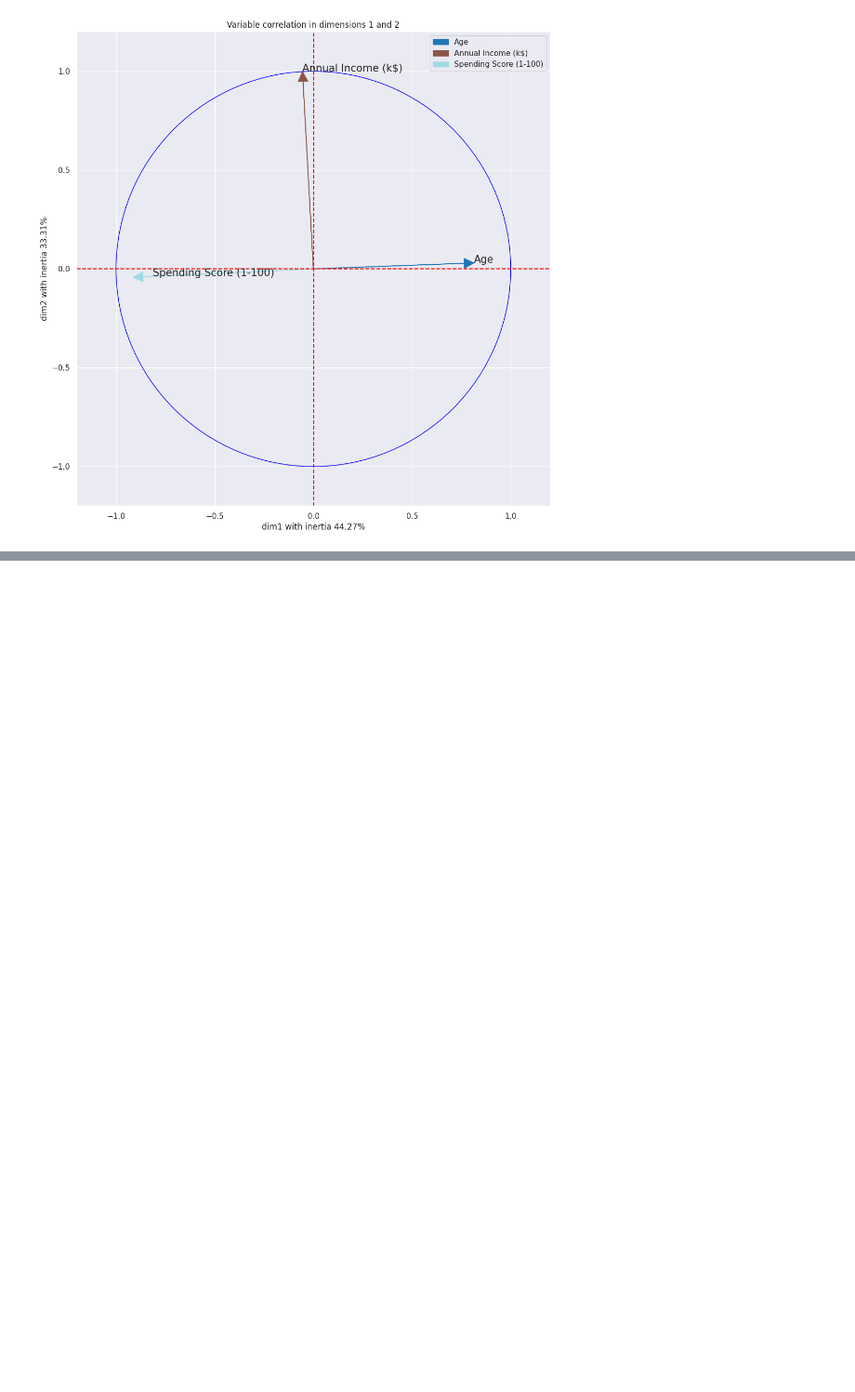
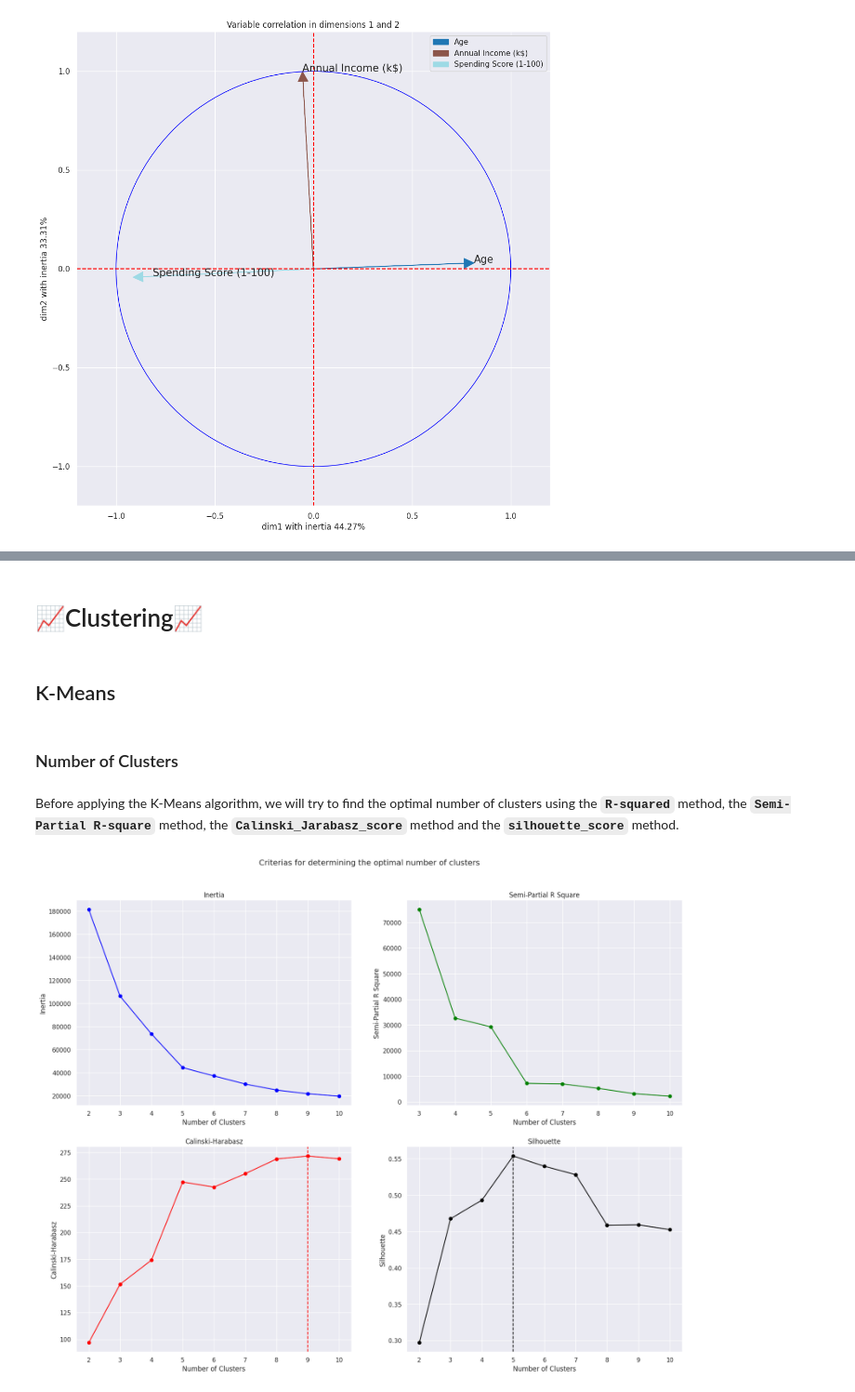
Before and after one commit to Ayoub-Choukri/Projects, a Jupyter notebook: Projects/Project 6 ; Mall Customer Segmentation/Mall_Customer_Segmentation_Clustering.ipynb, the cells around one changed output, grey strips where cells are left out. Shown at 93% size. Cells and saved outputs as stored; diff of their text form; code cells hidden in the pictures; blank space fills up the shorter version.

```diff
--- a/Projects/Project 6 ; Mall Customer Segmentation/Mall_Customer_Segmentation_Clustering.ipynb
+++ b/Projects/Project 6 ; Mall Customer Segmentation/Mall_Customer_Segmentation_Clustering.ipynb
@@ -338,0 +352,10 @@ plot_pca_varcor(pca,markers=True,size=(12,12),dim1=2,dim2=3)
+# %% [markdown]
+# 📈Clustering📈
+# %% [markdown]
+## K-Means
+# %% [markdown]
+### Number of Clusters
+# %%
+Kmeans_columns = ['Annual Income (k$)','Spending Score (1-100)']
+# %% [markdown]
+Before applying the K-Means algorithm, we will try to find the optimal number of clusters using the **`R-squared`** method, the **`Semi-Partial R-square`** method, the **`Calinski_Jarabasz_score`** method and the **`silhouette_score`** method.
@@ -338,0 +397,41 @@ plot_pca_varcor(pca,markers=True,size=(12,12),dim1=2,dim2=3)
+# %%
+def plot_nb_cluster(dict_result, size=(20, 15)):
+    fig, ax = plt.subplots(2, 2, figsize=size)
+
+    # Inertia
+    ax[0, 0].plot(dict_result['Inertia'], marker='o', color='blue')
+    ax[0, 0].set_title('Inertia')
+    ax[0, 0].set_xlabel('Number of Clusters')
+    ax[0, 0].set_ylabel('Inertia')
+
+    # Semi-Partial R Square
+    ax[0, 1].plot(dict_result['Semi-Partial R Square'], marker='o', color='green')
+    ax[0, 1].set_title('Semi-Partial R Square')
+    ax[0, 1].set_xlabel('Number of Clusters')
+    ax[0, 1].set_ylabel('Semi-Partial R Square')
+
+    # Calinski-Harabasz with vertical dashed line
+    calinski_values = dict_result['Calinski-Harabasz']
+    max_calinski_index = calinski_values.idxmax()
+    ax[1, 0].plot(calinski_values, marker='o', color='red')
+    ax[1, 0].axvline(x=max_calinski_index, linestyle='--', color='red', label='Max Calinski')
+    ax[1, 0].set_title('Calinski-Harabasz')
+    ax[1, 0].set_xlabel('Number of Clusters')
+    ax[1, 0].set_ylabel('Calinski-Harabasz')
+
+    # Silhouette with vertical dashed line
+    silhouette_values = dict_result['Silhouette']
+    max_silhouette_index = silhouette_values.idxmax()
+    ax[1, 1].plot(silhouette_values, marker='o', color='black')
+    ax[1, 1].axvline(x=max_silhouette_index, linestyle='--', color='black')
+    ax[1, 1].set_title('Silhouette')
+    ax[1, 1].set_xlabel('Number of Clusters')
+    ax[1, 1].set_ylabel('Silhouette')
+
+    plt.suptitle('Criterias for determining the optimal number of clusters', y=0.95)
+    plt.show()
+
+# Example usage
+plot_nb_cluster(result, size=(20, 15))
+# %% [output]
+[figure, added]
```
Also changed, not shown: parts of 34 cells of this notebook.
